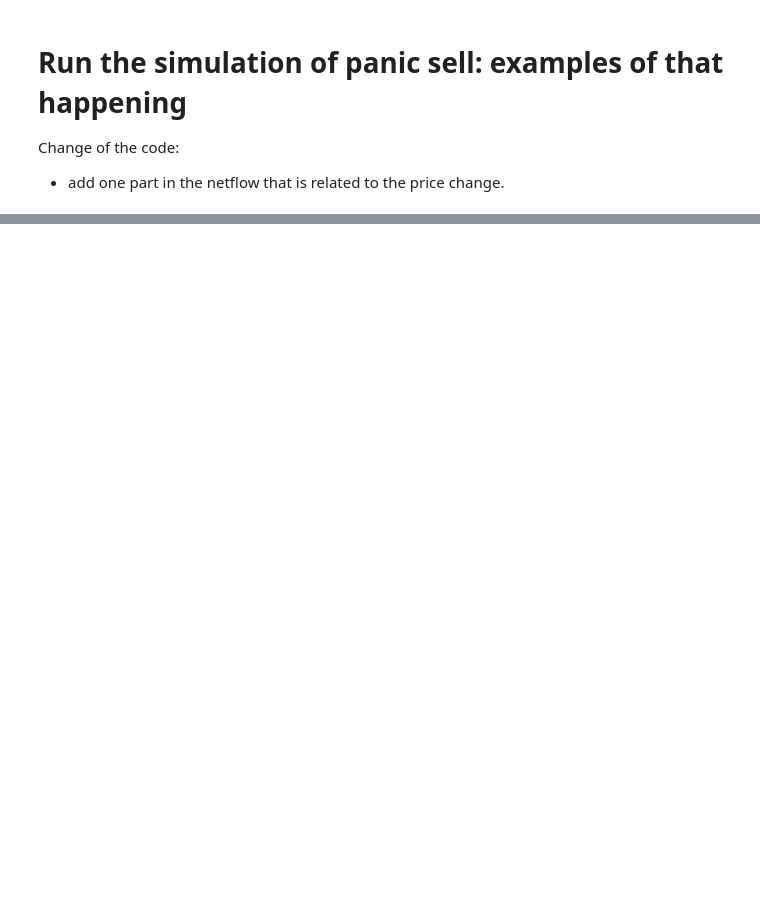
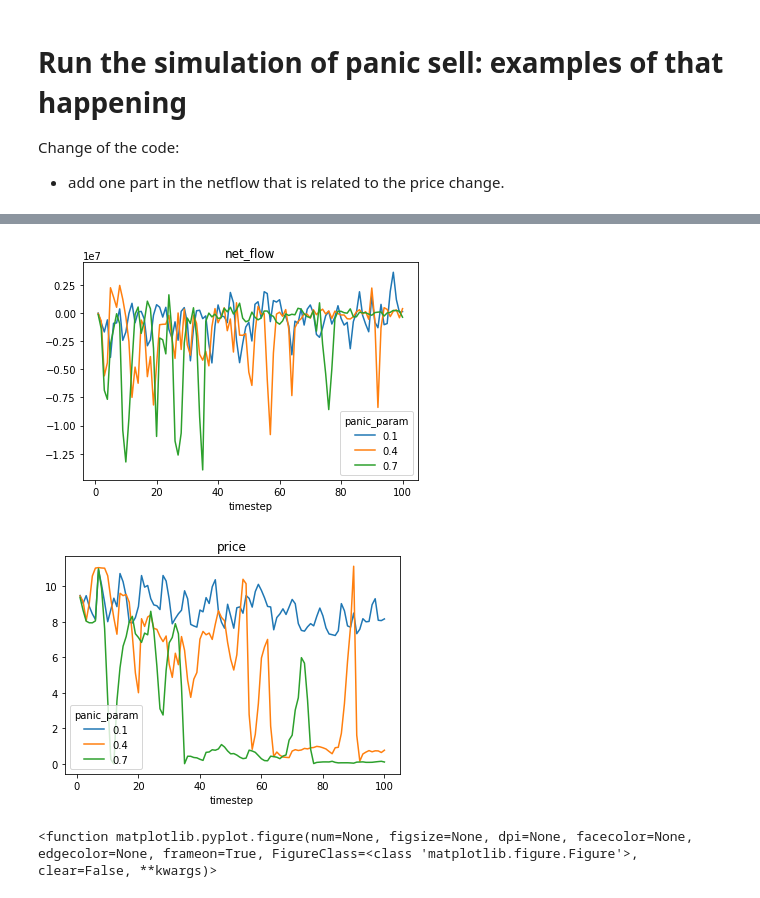
Before and after one commit to OlympusDAO/olympus-digital-twin, a Jupyter notebook: panic_selling_exp.ipynb, the cells around one changed output, grey strips where cells are left out. Cells and saved outputs as stored; diff of their text form; code cells hidden in the pictures; blank space fills up the shorter version.

```diff
--- a/panic_selling_exp.ipynb
+++ b/panic_selling_exp.ipynb
@@ -141,0 +147,12 @@ KeyError: 'start_days'
+# %%
+# Plot the average values for natural price by the groups of supply and demand factor
+from model.utility.visualization import plot_all_sims, plot_grouped_variables_average
+
+variables_to_plot = ["net_flow", "price"]
+grouping_variables = ['panic_param']
+
+plot_grouped_variables_average(variables_to_plot,grouping_variables,df1)
+# %% [output]
+[figure, added]
+[figure, added]
+<function matplotlib.pyplot.figure(num=None, figsize=None, dpi=None, facecolor=None, edgecolor=None, frameon=True, FigureClass=<class 'matplotlib.figure.Figure'>, clear=False, **kwargs)>
```
Also changed, not shown: parts of 3 cells of this notebook, 5 other files.
